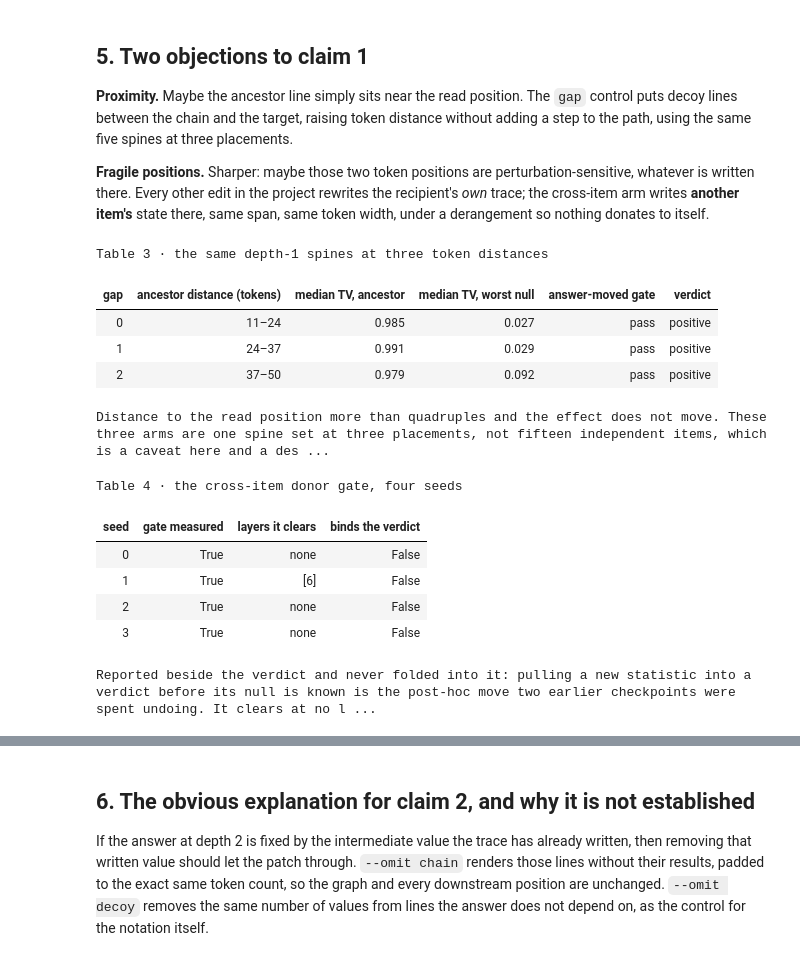
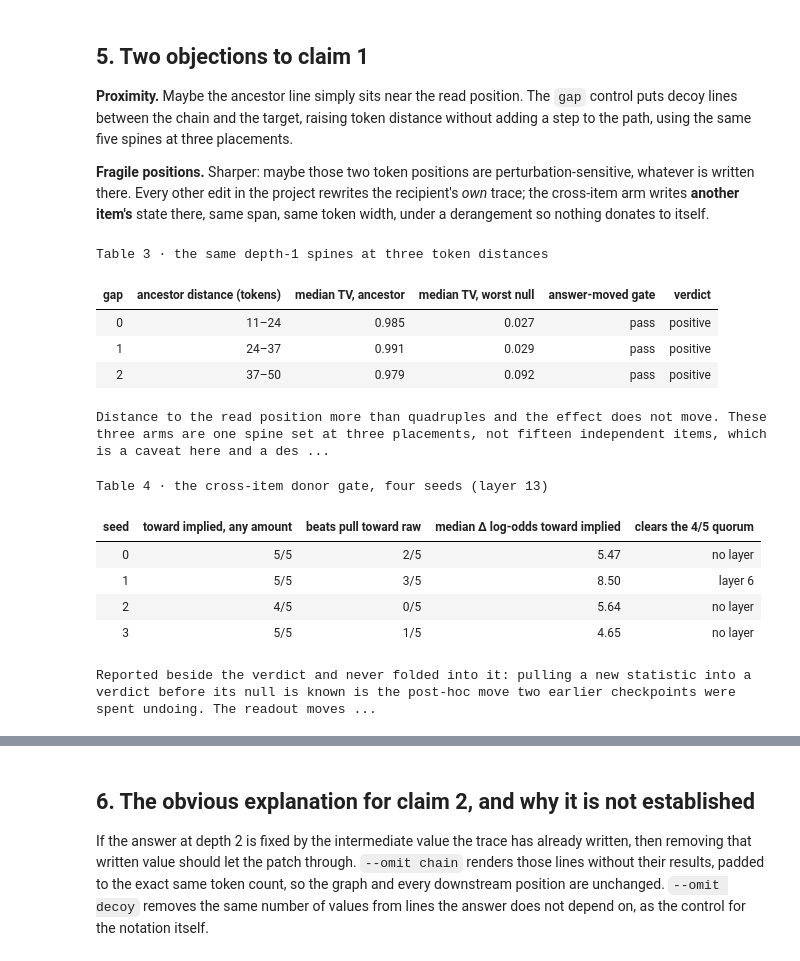
Before and after one commit to djaniak/reasoning-geometry, a Jupyter notebook: notebooks/15_dag_paper_story.ipynb, the cells around one changed output, grey strips where cells are left out. Saved outputs shown, nothing was run; the diff lists cells and outputs as text; code cells hidden in the pictures.

Commit message:
fix: correct some of the findings and add audit report

```diff
--- a/notebooks/15_dag_paper_story.ipynb
+++ b/notebooks/15_dag_paper_story.ipynb
@@ -640,47 +640,56 @@ for gap in (0, 1, 2):
         "ancestor distance (tokens)": f"{min(payload['ancestor_distance'])}–"
                                       f"{max(payload['ancestor_distance'])}",
         "median TV, ancestor": at13["tv_ancestor"].median(),
         "median TV, worst null": at13["tv_null_max"].median(),
         "answer-moved gate": "pass" if payload["gates"]["answer_moved"]["passes"] else "fail",
         "verdict": payload["verdict"],
     })
 table(pd.DataFrame(rows), "Table 3 · the same depth-1 spines at three token distances",
       note=("Distance to the read position more than quadruples and the effect does "
             "not move. These three arms are one spine set at three placements, not "
             "fifteen independent items, which is a caveat here and a design "
             "virtue in §10, where the same arms are read pairwise at 48 items and "
             "do show a shift toward copying that this median TV hides."),
       **{"median TV, ancestor": "{:.3f}", "median TV, worst null": "{:.3f}"})
 
 rows = []
 for seed in range(4):
     gate = arm(f"v3_distinct/cross_seed{seed}.json")["gates"]["cross_item_donor"]
+    at_layer = gate["per_layer"][str(LAYER)]
+    clears = (", ".join(f"layer {layer}" for layer in gate["layers"])
+              if gate["layers"] else "no layer")
     rows.append({
         "seed": seed,
-        "gate measured": str(gate["measured"]),
-        "layers it clears": str(gate["layers"]) if gate["layers"] else "none",
-        "binds the verdict": str(gate["applied_to_verdict"]),
+        "toward implied, any amount": f"{at_layer['n_toward']}/{at_layer['n_items']}",
+        "beats pull toward raw": f"{at_layer['n_specific']}/{at_layer['n_items']}",
+        "median Δ log-odds toward implied": at_layer["median_delta_toward"],
+        "clears the 4/5 quorum": clears,
     })
-table(pd.DataFrame(rows), "Table 4 · the cross-item donor gate, four seeds",
+table(pd.DataFrame(rows),
+      f"Table 4 · the cross-item donor gate, four seeds (layer {LAYER})",
       note=("Reported beside the verdict and never folded into it: pulling a new "
             "statistic into a verdict before its null is known is the post-hoc move "
-            "two earlier checkpoints were spent undoing. It clears at no layer in "
-            "three of four seeds. That is why the cross-item row of Table 1 is "
-            "labelled exploratory. <b>This objection is the one the project has not "
-            "closed</b>, and it cannot be closed on the pre-registered items either, "
-            "since a mutually donatable batch and a depth-matched batch are "
-            "different selections."))
+            "two earlier checkpoints were spent undoing. The readout moves toward "
+            "the implied digit almost every time (<code>toward implied</code>), but "
+            "that movement rarely beats the pull toward the raw, copied digit "
+            "(<code>beats pull toward raw</code>) by the 4/5 margin every other gate "
+            "in this notebook is held to -- one seed clears it, at one layer. That is "
+            "why the cross-item row of Table 1 is labelled exploratory. <b>This "
+            "objection is the one the project has not closed</b>, and it cannot be "
+            "closed on the pre-registered items either, since a mutually donatable "
+            "batch and a depth-matched batch are different selections."),
+      **{"median Δ log-odds toward implied": "{:.2f}"})
 # %% [output]
 Table 3 · the same depth-1 spines at three token distances
 | gap | ancestor distance (tokens) | median TV, ancestor | median TV, worst null | answer-moved gate | verdict |
 | 0 | 11–24 | 0.985 | 0.027 | pass | positive |
 | 1 | 24–37 | 0.991 | 0.029 | pass | positive |
 | 2 | 37–50 | 0.979 | 0.092 | pass | positive |
 Distance to the read position more than quadruples and the effect does not move. These three arms are one spine set at three placements, not fifteen independent items, which is a caveat here and a des ...
-Table 4 · the cross-item donor gate, four seeds
+Table 4 · the cross-item donor gate, four seeds (layer 13)
-| seed | gate measured | layers it clears | binds the verdict |
-| 0 | True | none | False |
-| 1 | True | [6] | False |
-| 2 | True | none | False |
-| 3 | True | none | False |
+| seed | toward implied, any amount | beats pull toward raw | median Δ log-odds toward implied | clears the 4/5 quorum |
+| 0 | 5/5 | 2/5 | 5.47 | no layer |
+| 1 | 5/5 | 3/5 | 8.50 | layer 6 |
+| 2 | 4/5 | 0/5 | 5.64 | no layer |
+| 3 | 5/5 | 1/5 | 4.65 | no layer |
-Reported beside the verdict and never folded into it: pulling a new statistic into a verdict before its null is known is the post-hoc move two earlier checkpoints were spent undoing. It clears at no l ...
+Reported beside the verdict and never folded into it: pulling a new statistic into a verdict before its null is known is the post-hoc move two earlier checkpoints were spent undoing. The readout moves ...
```
Also changed, not shown: parts of 1 cell of this notebook, 7 other files.
